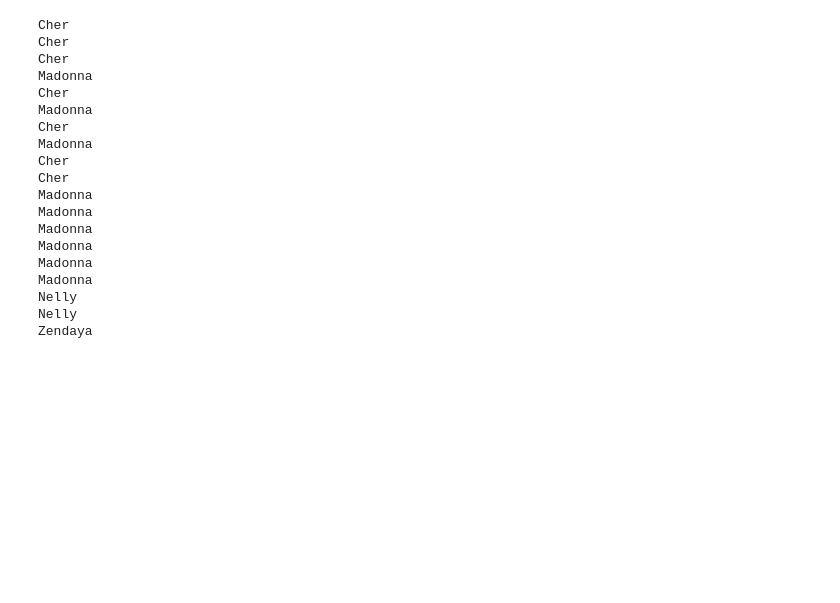
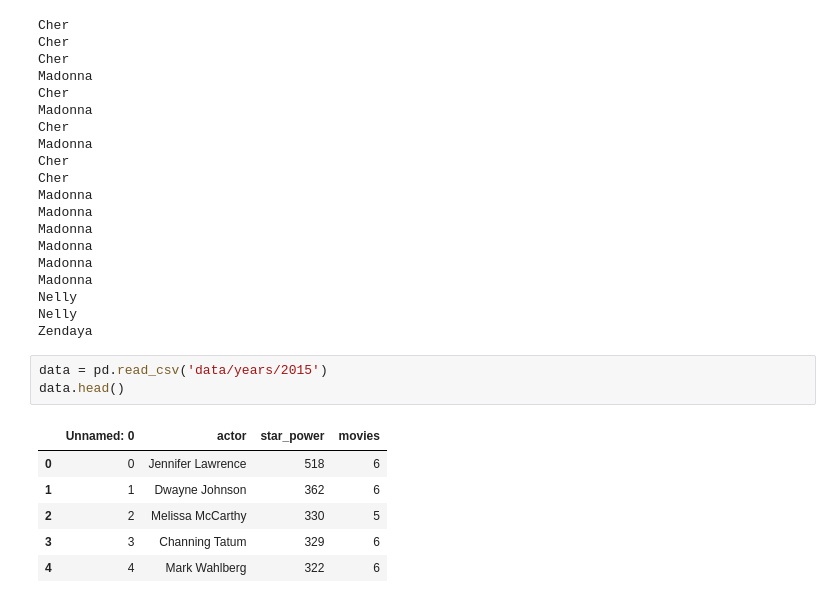
Before and after one commit to apoovey/DataScienceFinalProject, a Jupyter notebook: genre_fix.ipynb, the cells around one changed output. Saved outputs shown, nothing was run; the diff lists cells and outputs as text; blank space fills up the shorter version.

```diff
--- a/genre_fix.ipynb
+++ b/genre_fix.ipynb
@@ -152,3 +152,13 @@ Madonna
 Nelly
 Nelly
 Zendaya
+# %%
+data = pd.read_csv('data/years/2015')
+data.head()
+# %% [output]
+|  | Unnamed: 0 | actor | star_power | movies |
+| 0 | 0 | Jennifer Lawrence | 518 | 6 |
+| 1 | 1 | Dwayne Johnson | 362 | 6 |
+| 2 | 2 | Melissa McCarthy | 330 | 5 |
+| 3 | 3 | Channing Tatum | 329 | 6 |
+| 4 | 4 | Mark Wahlberg | 322 | 6 |
```
Also changed, not shown: parts of 2 cells of this notebook, 5 other files.
